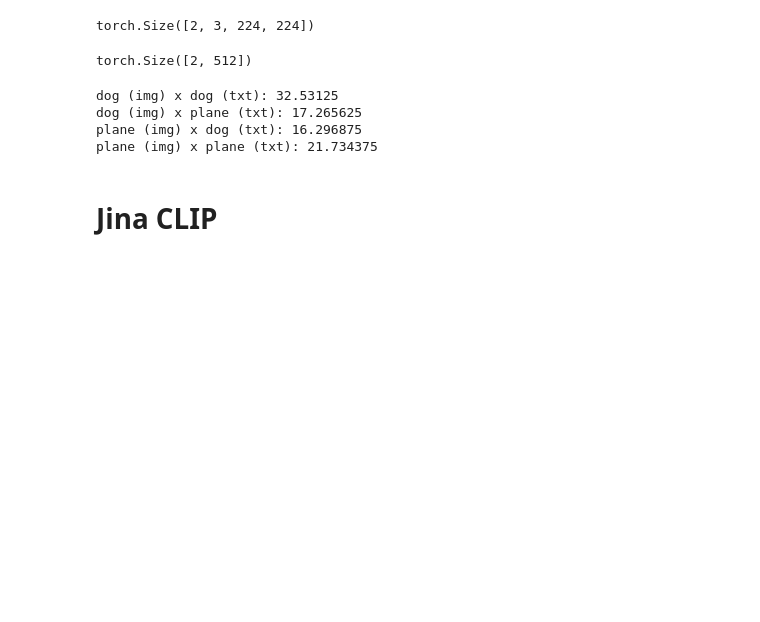
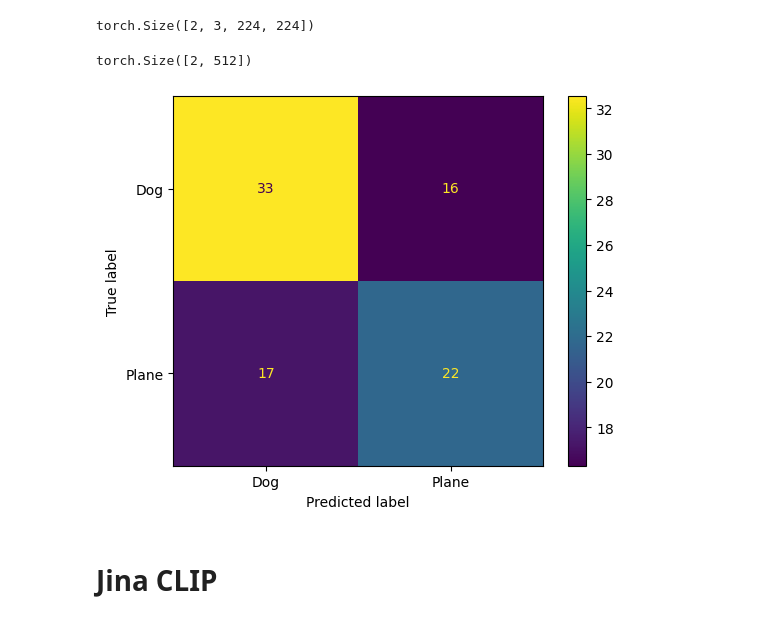
Before and after one commit to CKeibel/FHSWF-deep-learning, a Jupyter notebook: notebooks/multimodal_embeddings.ipynb, the cells around one changed output. Cells and saved outputs as stored; diff of their text form; code cells hidden in the pictures; blank space fills up the shorter version.

Commit message:
better visualizations

```diff
--- a/notebooks/multimodal_embeddings.ipynb
+++ b/notebooks/multimodal_embeddings.ipynb
@@ -115,16 +114,16 @@ with torch.no_grad():
 img_outputs.size()
 # %% [output]
 torch.Size([2, 512])
-# %%
-print(f"dog (img) x dog (txt): {(img_outputs[0] @ text_outputs[0].T).item()}")
-print(f"dog (img) x plane (txt): {(img_outputs[0] @ text_outputs[1].T).item()}")
-print(f"plane (img) x dog (txt): {(img_outputs[1] @ text_outputs[0].T).item()}")
-print(f"plane (img) x plane (txt): {(img_outputs[1] @ text_outputs[1].T).item()}")
-# %% [output]
-dog (img) x dog (txt): 32.53125
-dog (img) x plane (txt): 17.265625
-plane (img) x dog (txt): 16.296875
-plane (img) x plane (txt): 21.734375
+# %%
+from sklearn import metrics
+import matplotlib.pyplot as plt
+
+cm_display = metrics.ConfusionMatrixDisplay(confusion_matrix = (text_outputs @ img_outputs.T).numpy(), display_labels = ["Dog", "Plane"])
+
+cm_display.plot()
+plt.show()
+# %% [output]
+[figure, added]
 # %% [markdown]
 # Jina CLIP
 # %%
```
Also changed, not shown: parts of 5 cells of this notebook.
